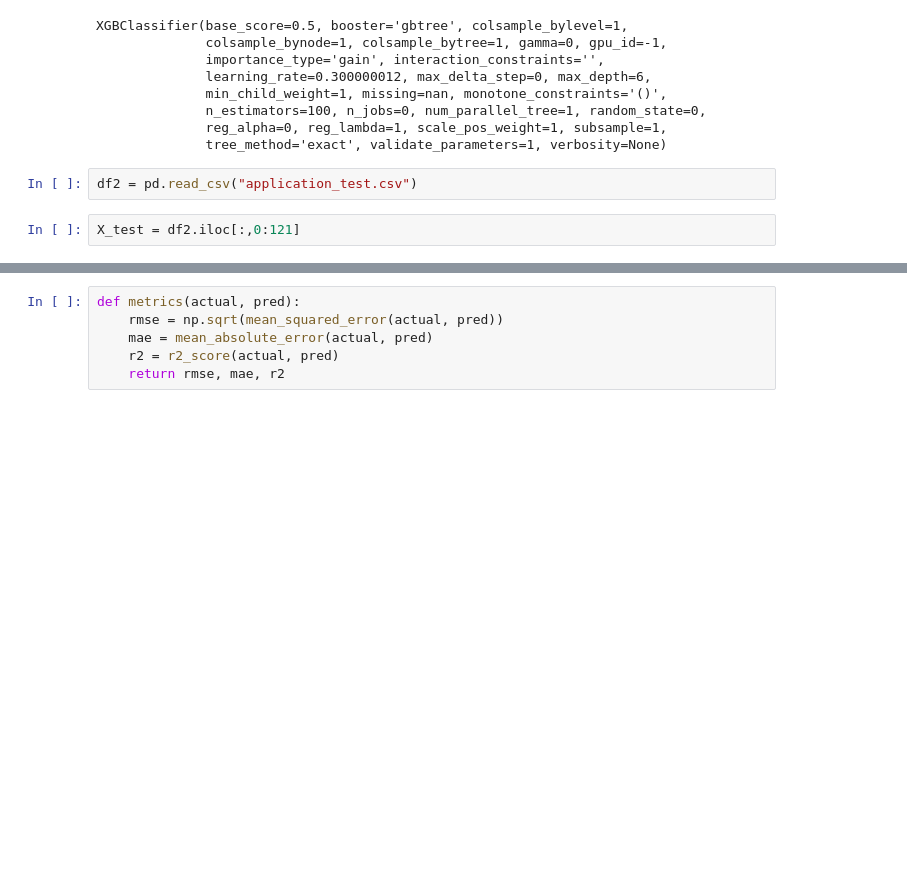
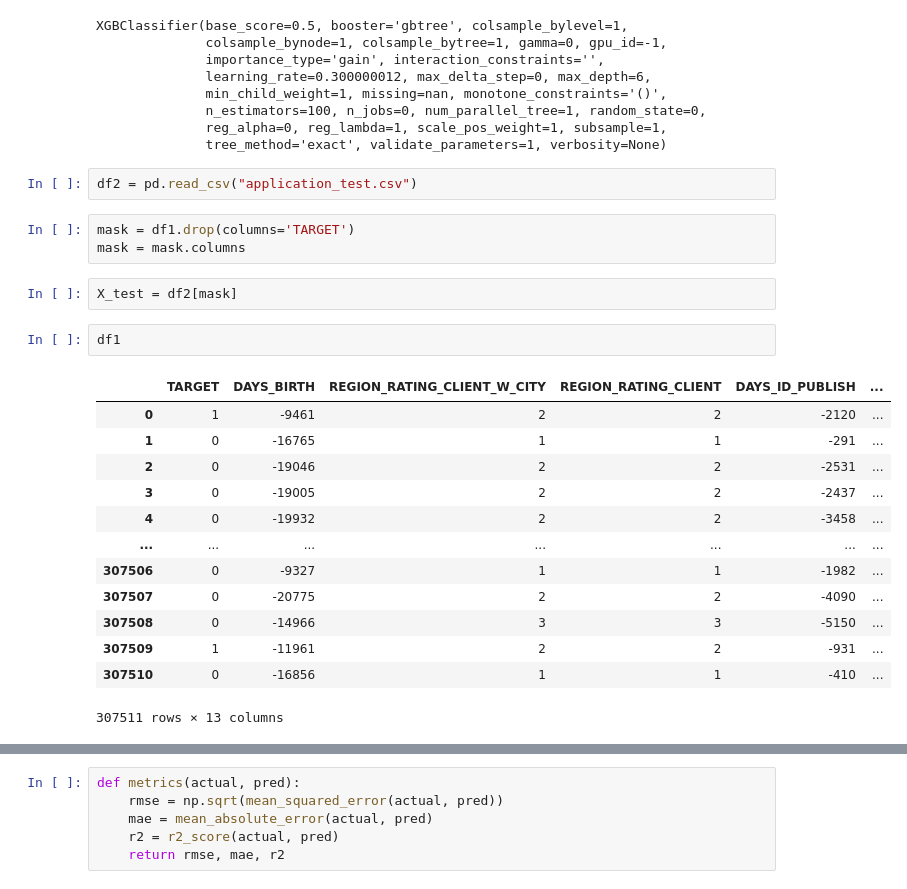
Before and after one commit to monsieurlx/MLFLOW, a Jupyter notebook: Ml-Copy2.ipynb, the cells around one changed output, grey strips where cells are left out. Cells and saved outputs as stored; diff of their text form; blank space fills up the shorter version.

```diff
--- a/Ml-Copy2.ipynb
+++ b/Ml-Copy2.ipynb
@@ -228,8 +234,27 @@ XGBClassifier(base_score=0.5, booster='gbtree', colsample_bylevel=1,
               tree_method='exact', validate_parameters=1, verbosity=None)
 # %%
 df2 = pd.read_csv("application_test.csv")
+# %%
+mask = df1.drop(columns='TARGET')
+mask = mask.columns
 # %%
-X_test = df2.iloc[:,0:121]
+X_test = df2[mask]
+# %%
+df1
+# %% [output]
+|  | TARGET | DAYS_BIRTH | REGION_RATING_CLIENT_W_CITY | REGION_RATING_CLIENT | DAYS_ID_PUBLISH | ... |
+| 0 | 1 | -9461 | 2 | 2 | -2120 | ... |
+| 1 | 0 | -16765 | 1 | 1 | -291 | ... |
+| 2 | 0 | -19046 | 2 | 2 | -2531 | ... |
+| 3 | 0 | -19005 | 2 | 2 | -2437 | ... |
+| 4 | 0 | -19932 | 2 | 2 | -3458 | ... |
+| ... | ... | ... | ... | ... | ... | ... |
+| 307506 | 0 | -9327 | 1 | 1 | -1982 | ... |
+| 307507 | 0 | -20775 | 2 | 2 | -4090 | ... |
+| 307508 | 0 | -14966 | 3 | 3 | -5150 | ... |
+| 307509 | 1 | -11961 | 2 | 2 | -931 | ... |
+| 307510 | 0 | -16856 | 1 | 1 | -410 | ... |
+307511 rows × 13 columns
 # %%
 X_test
 # %% [output]
```
Also changed, not shown: parts of 5 cells of this notebook.
